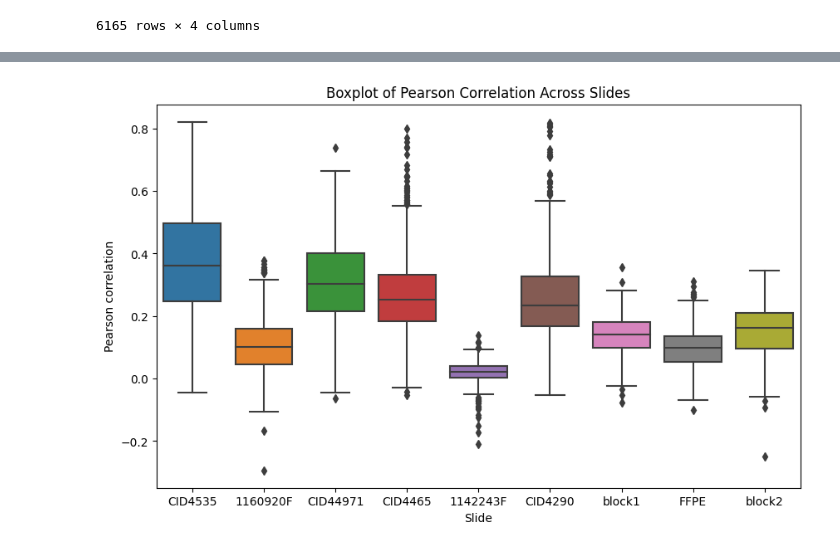
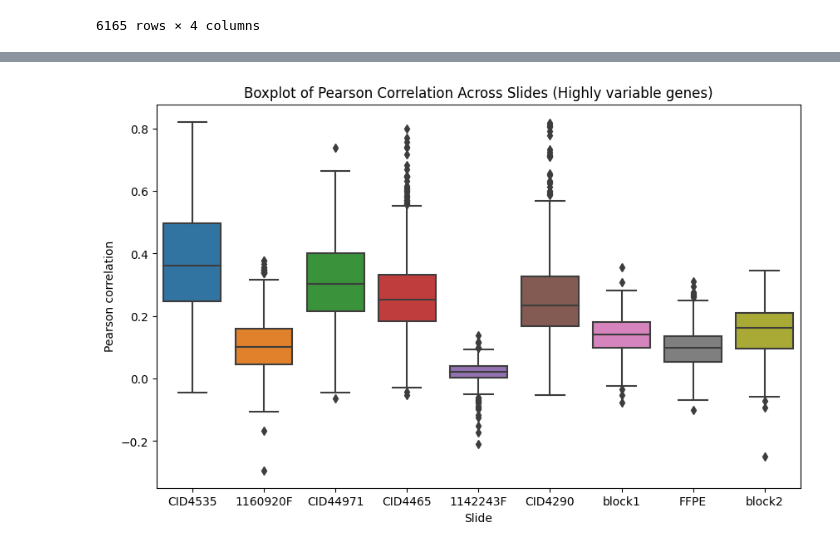
Before and after one commit to BiomedicalMachineLearning/DeepHis2Exp, a Jupyter notebook: src/scripts/Predictable_Genes/Top20percent_genes.ipynb, the cells around one changed output, grey strips where cells are left out. Cells and saved outputs as stored; diff of their text form; code cells hidden in the pictures.

```diff
--- a/src/scripts/Predictable_Genes/Top20percent_genes.ipynb
+++ b/src/scripts/Predictable_Genes/Top20percent_genes.ipynb
@@ -258,12 +258,12 @@ Intersection of Top Genes Across Slides:
-# %%
-import seaborn as sns
-import matplotlib.pyplot as plt
-import gc
-
-plt.figure(figsize=(10, 6))
-sns.boxplot(x='Slide', y='Pearson correlation', data=df)
-plt.title('Boxplot of Pearson Correlation Across Slides')
-gc.collect()
-plt.show()
-# %% [output]
-[figure, removed]
+# %%
+import seaborn as sns
+import matplotlib.pyplot as plt
+import gc
+
+plt.figure(figsize=(10, 6))
+sns.boxplot(x='Slide', y='Pearson correlation', data=df)
+plt.title('Boxplot of Pearson Correlation Across Slides (Highly variable genes)')
+gc.collect()
+plt.show()
+# %% [output]
+[figure, added]
```
Also changed, not shown: parts of 5 cells of this notebook.
